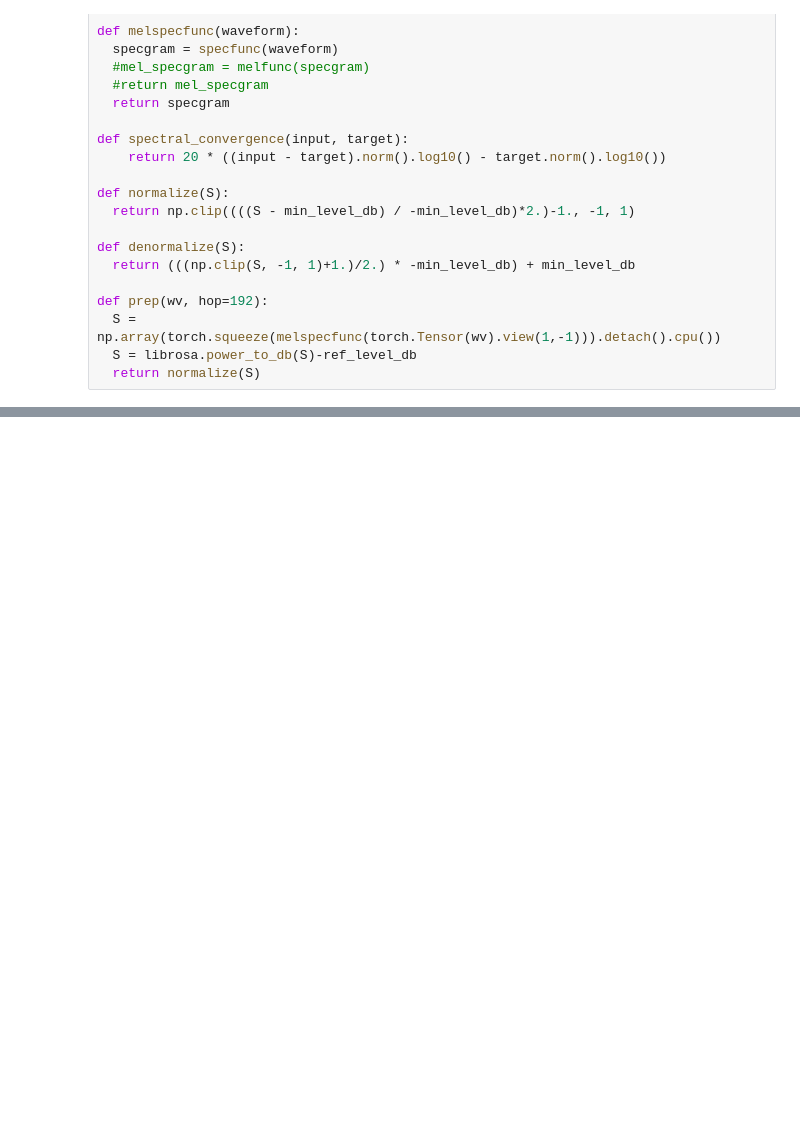
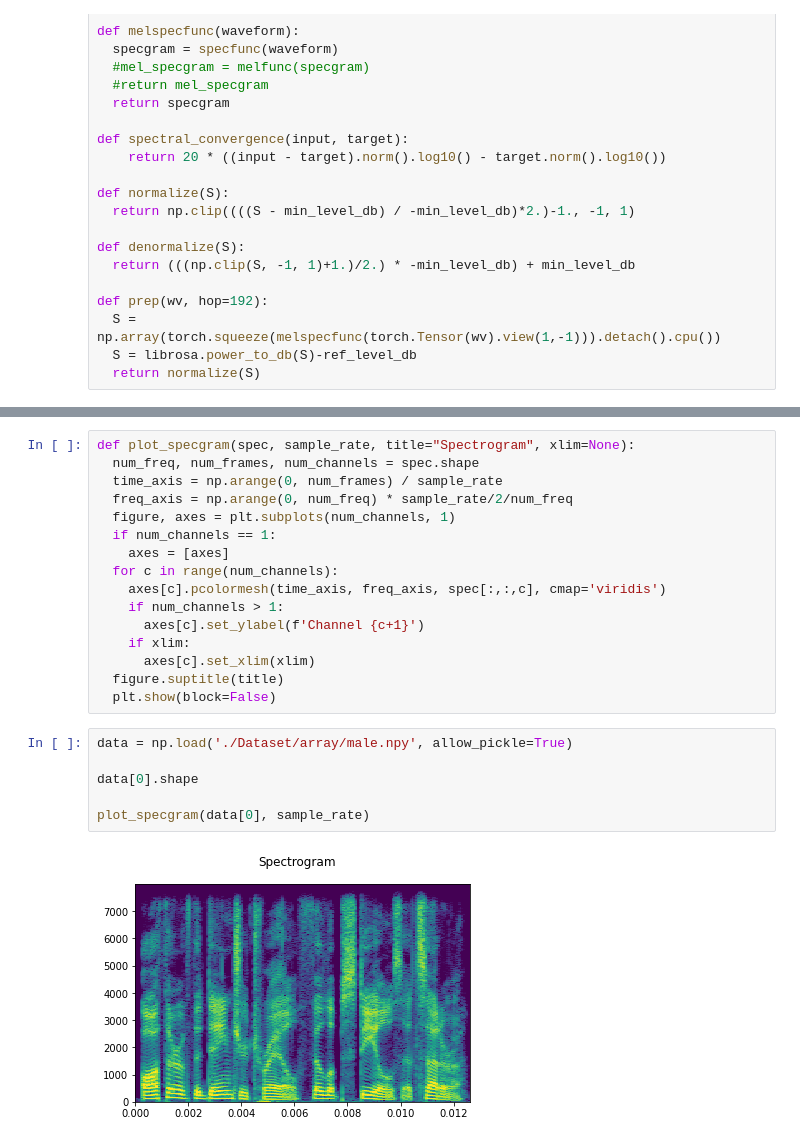
Before and after one commit to zakaria-n/VAE-Speech-Decomposition, a Jupyter notebook: generate_dataset.ipynb, the cells around one changed output, grey strips where cells are left out. Cells and saved outputs as stored; diff of their text form; blank space fills up the shorter version.

```diff
--- a/generate_dataset.ipynb
+++ b/generate_dataset.ipynb
@@ -168,0 +261,24 @@ np.save(array_file,aspec)
+# %%
+def plot_specgram(spec, sample_rate, title="Spectrogram", xlim=None):
+  num_freq, num_frames, num_channels = spec.shape
+  time_axis = np.arange(0, num_frames) / sample_rate
+  freq_axis = np.arange(0, num_freq) * sample_rate/2/num_freq
+  figure, axes = plt.subplots(num_channels, 1)
+  if num_channels == 1:
+    axes = [axes]
+  for c in range(num_channels):
+    axes[c].pcolormesh(time_axis, freq_axis, spec[:,:,c], cmap='viridis')
+    if num_channels > 1:
+      axes[c].set_ylabel(f'Channel {c+1}')
+    if xlim:
+      axes[c].set_xlim(xlim)
+  figure.suptitle(title)
+  plt.show(block=False)
+# %%
+data = np.load('./Dataset/array/male.npy', allow_pickle=True)
+
+data[0].shape
+
+plot_specgram(data[0], sample_rate)
+# %% [output]
+[figure, added]
```
Also changed, not shown: parts of 7 cells of this notebook, 1 other file.
